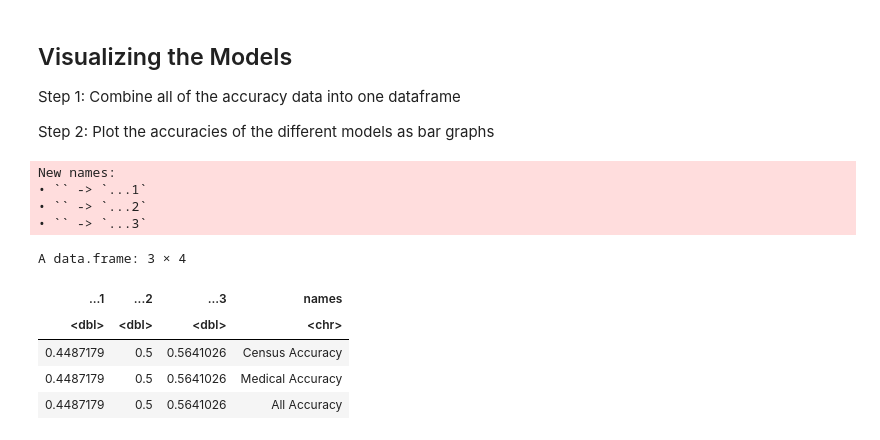
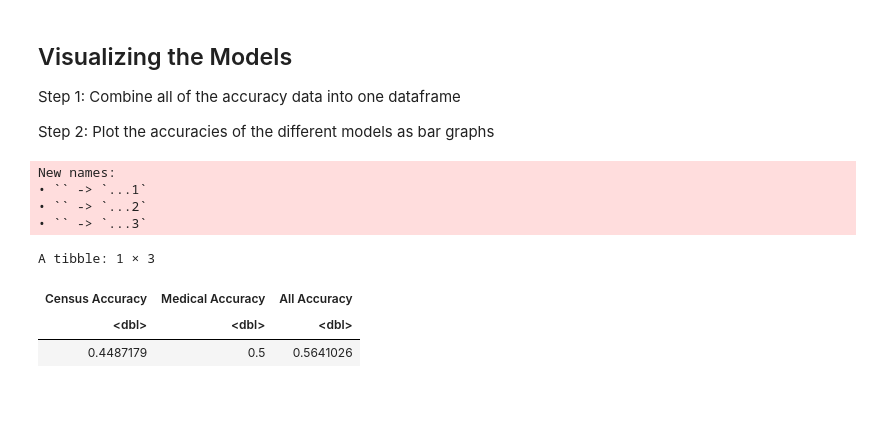
Before and after one commit to Phoebeml/Group20_DSCI100, a Jupyter notebook: Group20Project.ipynb, the cells around one changed output. Cells and saved outputs as stored; diff of their text form; code cells hidden in the pictures; blank space fills up the shorter version.

Commit message:
visualization colnames

```diff
--- a/Group20Project.ipynb
+++ b/Group20Project.ipynb
@@ -407,16 +385,14 @@ Step 2: Plot the accuracies of the different models as bar graphs
 # %%
 accuracy_data <- bind_cols(acc_census,acc_med, acc_all)
 names <- c("Census Accuracy","Medical Accuracy", "All Accuracy")
-Accuracy_data <- data.frame(accuracy_data,names)
-Accuracy_data
+colnames(accuracy_data) <- names
+accuracy_data
 # %% [output]
 New names:
 • `` -> `...1`
 • `` -> `...2`
 • `` -> `...3`
-A data.frame: 3 × 4
+A tibble: 1 × 3
-| ...1 | ...2 | ...3 | names |
-| <dbl> | <dbl> | <dbl> | <chr> |
-| 0.4487179 | 0.5 | 0.5641026 | Census Accuracy |
-| 0.4487179 | 0.5 | 0.5641026 | Medical Accuracy |
-| 0.4487179 | 0.5 | 0.5641026 | All Accuracy |
+| Census Accuracy | Medical Accuracy | All Accuracy |
+| <dbl> | <dbl> | <dbl> |
+| 0.4487179 | 0.5 | 0.5641026 |
```
Also changed, not shown: parts of 2 cells of this notebook.
